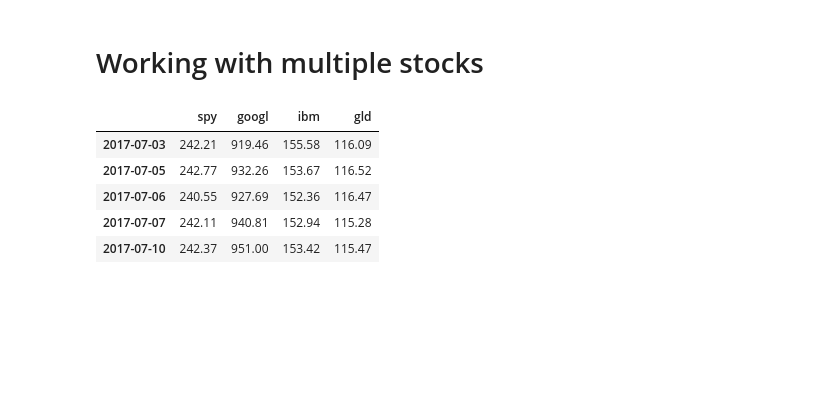
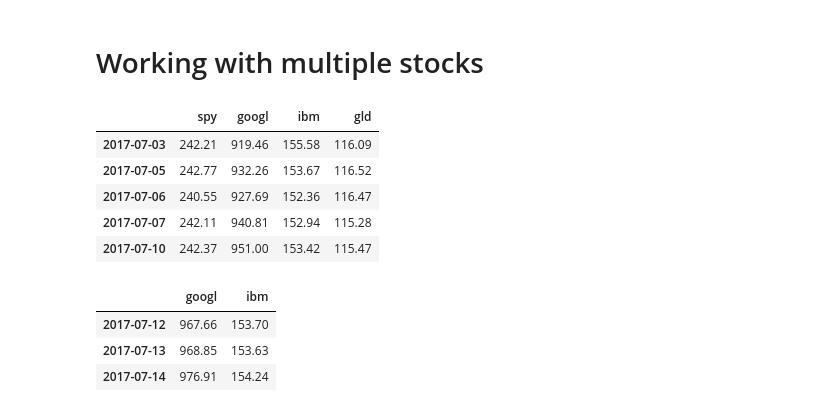
Before and after one commit to angelmtenor/ML4T, a Jupyter notebook: A_Working_with_multiple_stocks.ipynb, the cells around one changed output. Saved outputs shown, nothing was run; the diff lists cells and outputs as text; code cells hidden in the pictures; blank space fills up the shorter version.

```diff
--- a/A_Working_with_multiple_stocks.ipynb
+++ b/A_Working_with_multiple_stocks.ipynb
@@ -32,3 +39,11 @@ df.head()
 | 2017-07-06 | 240.55 | 927.69 | 152.36 | 116.47 |
 | 2017-07-07 | 242.11 | 940.81 | 152.94 | 115.28 |
 | 2017-07-10 | 242.37 | 951.00 | 153.42 | 115.47 |
+# %%
+# selection
+df.loc['2017-07-12':'2017-07-15',['googl','ibm']]
+# %% [output]
+|  | googl | ibm |
+| 2017-07-12 | 967.66 | 153.70 |
+| 2017-07-13 | 968.85 | 153.63 |
+| 2017-07-14 | 976.91 | 154.24 |
```
Also changed, not shown: parts of 5 cells of this notebook.
